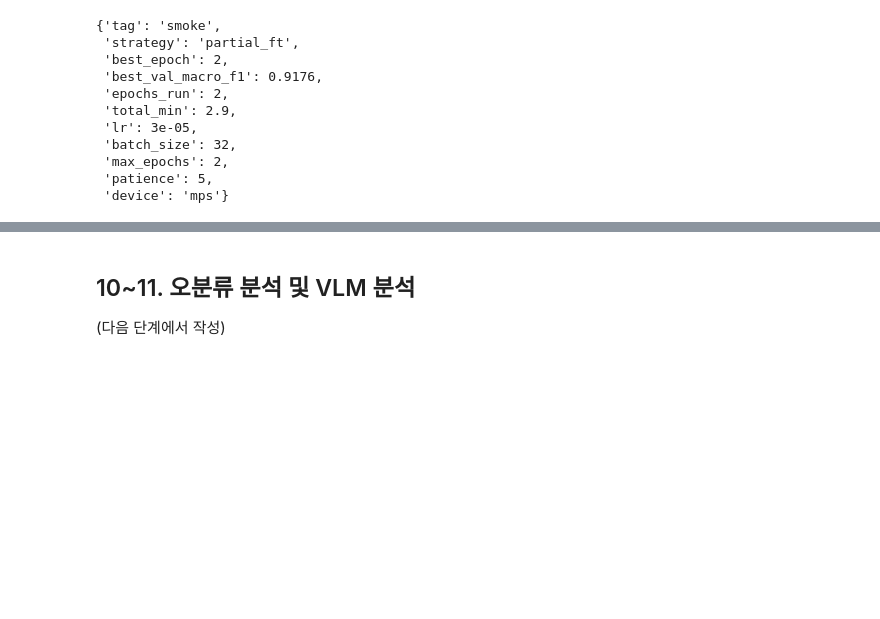
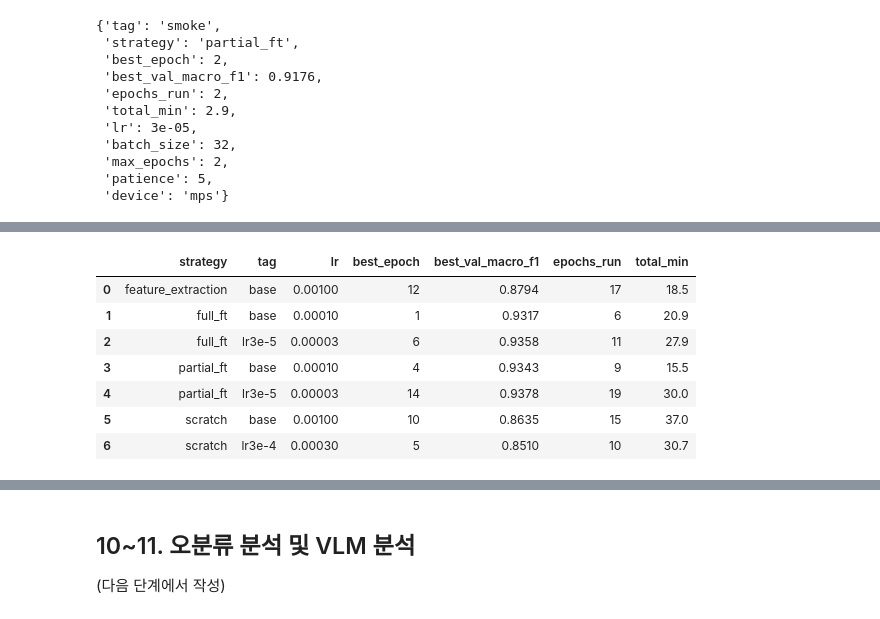
Before and after one commit to ehdwls1452/CV_Project_2, a Jupyter notebook: notebooks/03_modeling.ipynb, the cells around one changed output, grey strips where cells are left out. Drawn from its saved outputs; the diff is of its cells as text; code cells hidden in the pictures; blank space fills up the shorter version.

Commit message:
9단계 1단계 학습률 튜닝 완료 및 해석 (partial_ft lr3e-5 0.9378 채택, scratch 가설 일부 기각)

```diff
--- a/notebooks/03_modeling.ipynb
+++ b/notebooks/03_modeling.ipynb
@@ -486,0 +507,22 @@ pd.DataFrame(tune_results)
+# %%
+# ===== 9-3. base vs 학습률 튜닝 비교 =====
+import json
+
+rows = [json.load(open(p)) for p in sorted(RESULT_DIR.glob("summary_*.json"))
+        if "smoke" not in p.name]
+summary_all = pd.DataFrame(rows)
+
+compare = (summary_all[summary_all["tag"].isin(["base", "lr3e-5", "lr3e-4"])]
+           [["strategy", "tag", "lr", "best_epoch", "best_val_macro_f1", "epochs_run", "total_min"]]
+           .sort_values(["strategy", "tag"]).reset_index(drop=True))
+compare.to_csv(RESULT_DIR / "compare_lr_tuning.csv", index=False)
+compare
+# %% [output]
+|  | strategy | tag | lr | best_epoch | best_val_macro_f1 | epochs_run | total_min |
+| 0 | feature_extraction | base | 0.00100 | 12 | 0.8794 | 17 | 18.5 |
+| 1 | full_ft | base | 0.00010 | 1 | 0.9317 | 6 | 20.9 |
+| 2 | full_ft | lr3e-5 | 0.00003 | 6 | 0.9358 | 11 | 27.9 |
+| 3 | partial_ft | base | 0.00010 | 4 | 0.9343 | 9 | 15.5 |
+| 4 | partial_ft | lr3e-5 | 0.00003 | 14 | 0.9378 | 19 | 30.0 |
+| 5 | scratch | base | 0.00100 | 10 | 0.8635 | 15 | 37.0 |
+| 6 | scratch | lr3e-4 | 0.00030 | 5 | 0.8510 | 10 | 30.7 |
```
Also changed, not shown: parts of 4 cells of this notebook, 9 other files.
